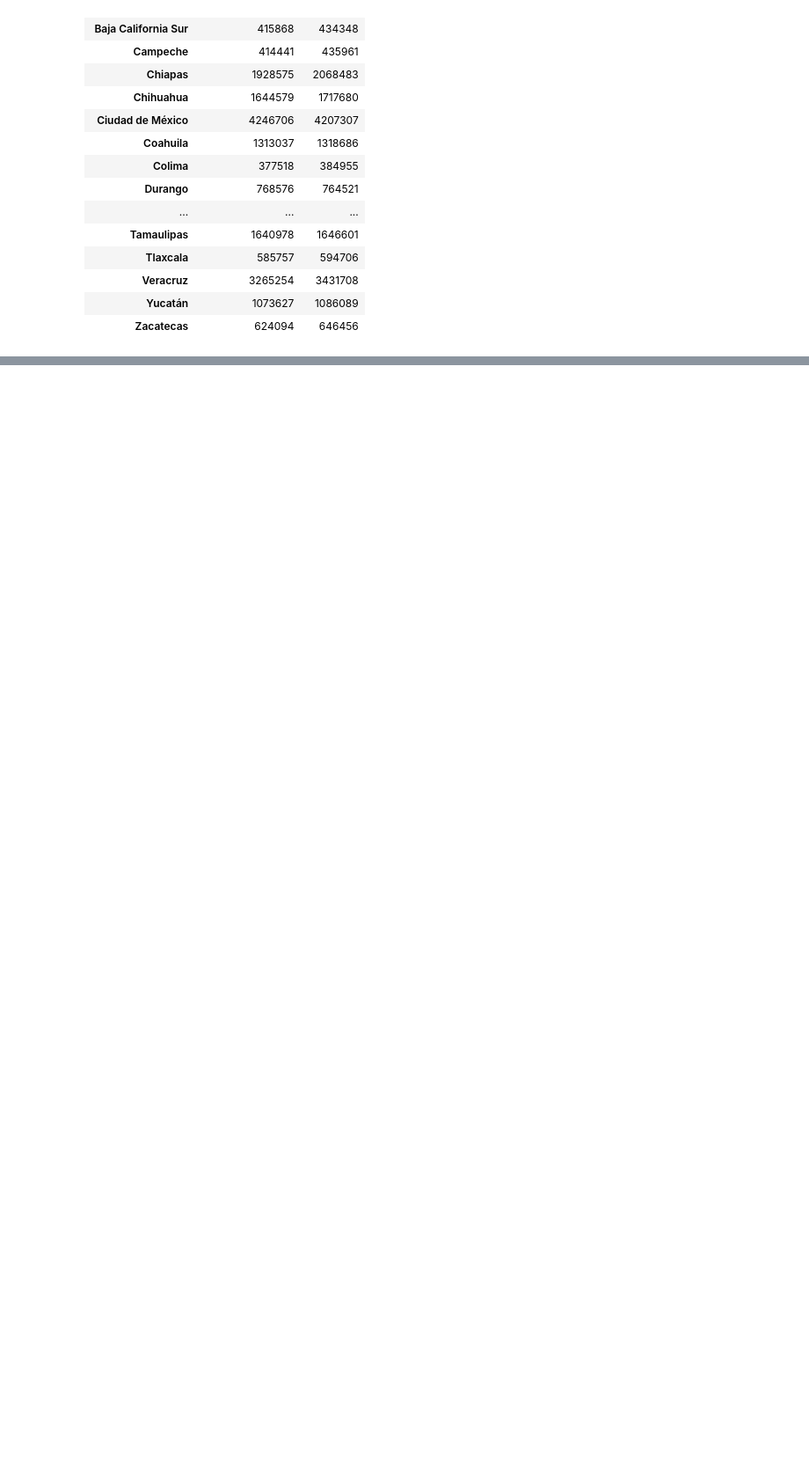
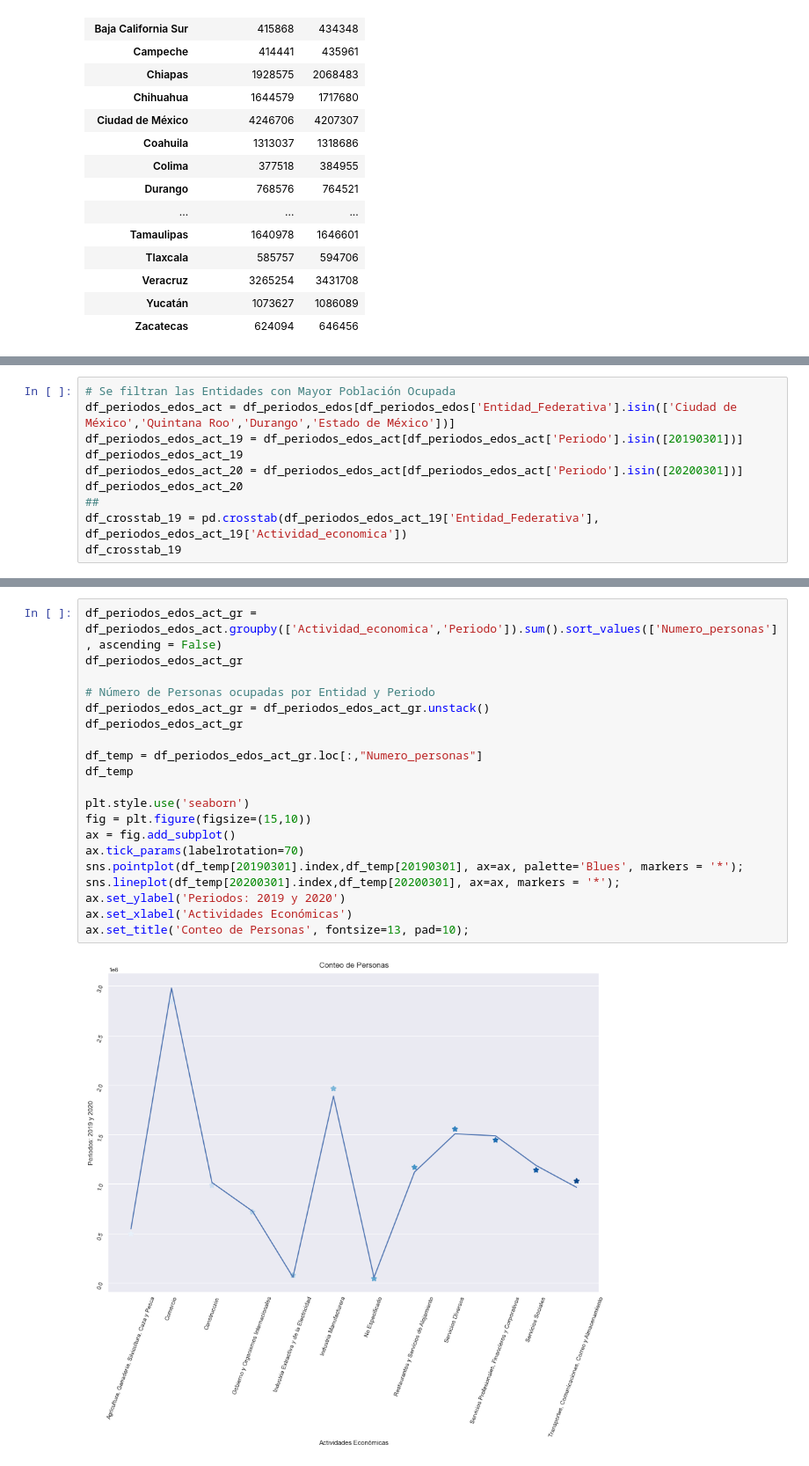
Before and after one commit to magtrejo/Proyecto-Beu, a Jupyter notebook: Ocupacion_x_actividad.ipynb, the cells around one changed output, grey strips where cells are left out. Shown at 88% size. Drawn from its saved outputs; the diff is of its cells as text; blank space fills up the shorter version.

```diff
--- a/Ocupacion_x_actividad.ipynb
+++ b/Ocupacion_x_actividad.ipynb
@@ -228,0 +251,10 @@ df_periodos_edos
+# %%
+# Se filtran las Entidades con Mayor Población Ocupada
+df_periodos_edos_act = df_periodos_edos[df_periodos_edos['Entidad_Federativa'].isin(['Ciudad de México','Quintana Roo','Durango','Estado de México'])]
+df_periodos_edos_act_19 = df_periodos_edos_act[df_periodos_edos_act['Periodo'].isin([20190301])]
+df_periodos_edos_act_19
+df_periodos_edos_act_20 = df_periodos_edos_act[df_periodos_edos_act['Periodo'].isin([20200301])]
+df_periodos_edos_act_20
+##
+df_crosstab_19 = pd.crosstab(df_periodos_edos_act_19['Entidad_Federativa'], df_periodos_edos_act_19['Actividad_economica'])
+df_crosstab_19
@@ -229,2 +278,24 @@ df_periodos_edos
+# %%
+df_periodos_edos_act_gr = df_periodos_edos_act.groupby(['Actividad_economica','Periodo']).sum().sort_values(['Numero_personas'], ascending = False)
+df_periodos_edos_act_gr
+
+# Número de Personas ocupadas por Entidad y Periodo
+df_periodos_edos_act_gr = df_periodos_edos_act_gr.unstack()
+df_periodos_edos_act_gr
+
+df_temp = df_periodos_edos_act_gr.loc[:,"Numero_personas"]
+df_temp
+
+plt.style.use('seaborn')
+fig = plt.figure(figsize=(15,10))
+ax = fig.add_subplot()
+ax.tick_params(labelrotation=70)
+sns.pointplot(df_temp[20190301].index,df_temp[20190301], ax=ax, palette='Blues', markers = '*');
+sns.lineplot(df_temp[20200301].index,df_temp[20200301], ax=ax, markers = '*');
+ax.set_ylabel('Periodos: 2019 y 2020')
+ax.set_xlabel('Actividades Económicas')
+ax.set_title('Conteo de Personas', fontsize=13, pad=10);
+# %% [output]
+[figure, added]
 # %%
 # Se obtienen las Actividades que tuvieron mayor variación
```
Also changed, not shown: parts of 16 cells of this notebook, 2 other files.
